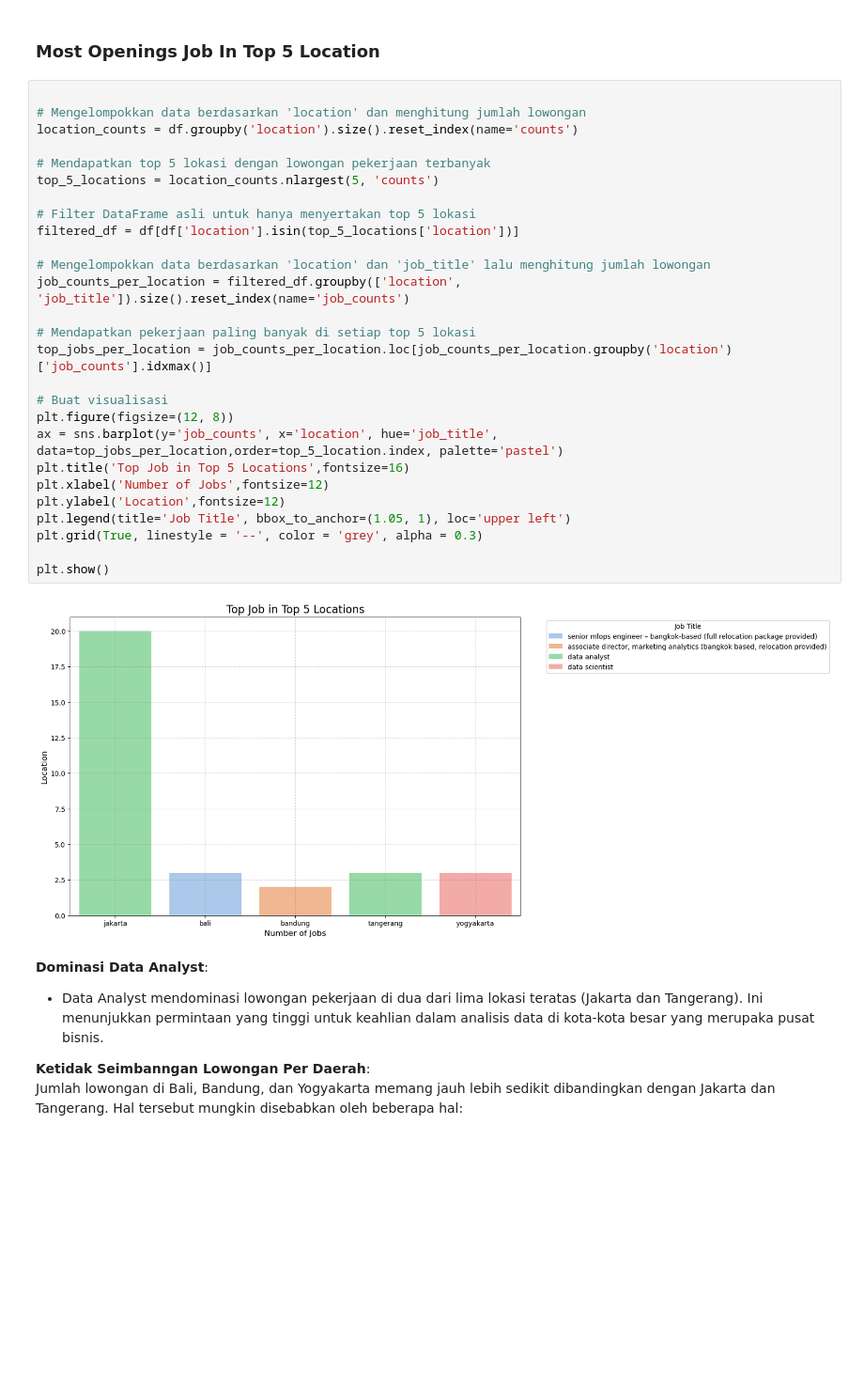
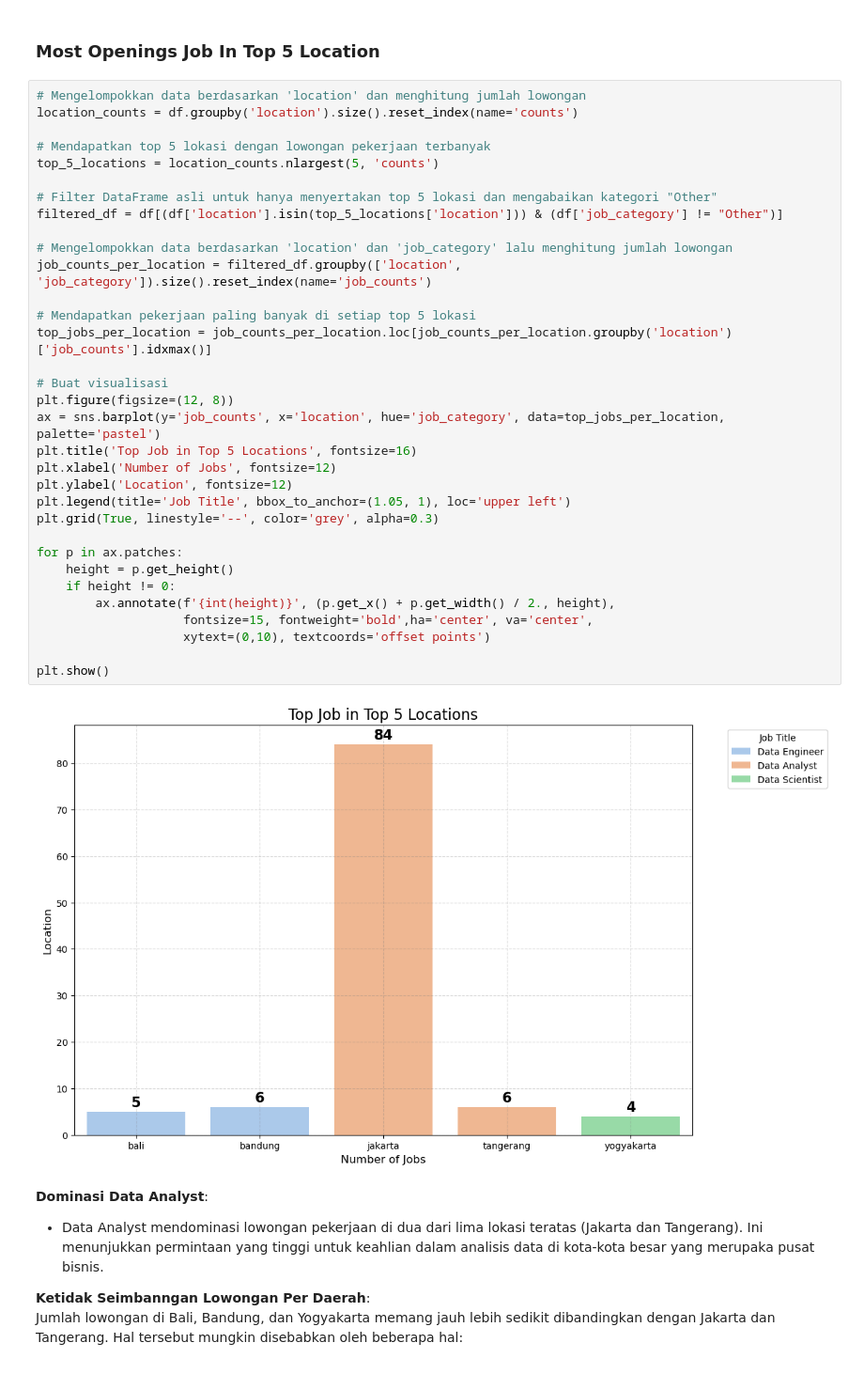
Before and after one commit to rsakadewa7/p2-hck-022-final-project-group-03, a Jupyter notebook: exploratory_data_analysis.ipynb, the cells around one changed output. Shown at 94% size. Cells and saved outputs as stored; diff of their text form; blank space fills up the shorter version.

Commit message:
category job

```diff
--- a/exploratory_data_analysis.ipynb
+++ b/exploratory_data_analysis.ipynb
@@ -96,34 +163,40 @@ plt.show()
 # %% [markdown]
 ### Most Openings Job In Top 5 Location
 # %%
-
 # Mengelompokkan data berdasarkan 'location' dan menghitung jumlah lowongan
 location_counts = df.groupby('location').size().reset_index(name='counts')
 
 # Mendapatkan top 5 lokasi dengan lowongan pekerjaan terbanyak
 top_5_locations = location_counts.nlargest(5, 'counts')
 
-# Filter DataFrame asli untuk hanya menyertakan top 5 lokasi
-filtered_df = df[df['location'].isin(top_5_locations['location'])]
+# Filter DataFrame asli untuk hanya menyertakan top 5 lokasi dan mengabaikan kategori "Other"
+filtered_df = df[(df['location'].isin(top_5_locations['location'])) & (df['job_category'] != "Other")]
 
-# Mengelompokkan data berdasarkan 'location' dan 'job_title' lalu menghitung jumlah lowongan
-job_counts_per_location = filtered_df.groupby(['location', 'job_title']).size().reset_index(name='job_counts')
+# Mengelompokkan data berdasarkan 'location' dan 'job_category' lalu menghitung jumlah lowongan
+job_counts_per_location = filtered_df.groupby(['location', 'job_category']).size().reset_index(name='job_counts')
 
 # Mendapatkan pekerjaan paling banyak di setiap top 5 lokasi
 top_jobs_per_location = job_counts_per_location.loc[job_counts_per_location.groupby('location')['job_counts'].idxmax()]
 
 # Buat visualisasi
 plt.figure(figsize=(12, 8))
-ax = sns.barplot(y='job_counts', x='location', hue='job_title', data=top_jobs_per_location,order=top_5_location.index, palette='pastel')
-plt.title('Top Job in Top 5 Locations',fontsize=16)
-plt.xlabel('Number of Jobs',fontsize=12)
-plt.ylabel('Location',fontsize=12)
+ax = sns.barplot(y='job_counts', x='location', hue='job_category', data=top_jobs_per_location, palette='pastel')
+plt.title('Top Job in Top 5 Locations', fontsize=16)
+plt.xlabel('Number of Jobs', fontsize=12)
+plt.ylabel('Location', fontsize=12)
 plt.legend(title='Job Title', bbox_to_anchor=(1.05, 1), loc='upper left')
-plt.grid(True, linestyle = '--', color = 'grey', alpha = 0.3)
+plt.grid(True, linestyle='--', color='grey', alpha=0.3)
+
+for p in ax.patches:
+    height = p.get_height()
+    if height != 0:
+        ax.annotate(f'{int(height)}', (p.get_x() + p.get_width() / 2., height),
+                    fontsize=15, fontweight='bold',ha='center', va='center',
+                    xytext=(0,10), textcoords='offset points')
 
 plt.show()
 # %% [output]
-[figure, old version]
+[figure, new version]
 # %% [markdown]
 **Dominasi Data Analyst**:
 - Data Analyst mendominasi lowongan pekerjaan di dua dari lima lokasi teratas (Jakarta dan Tangerang). Ini menunjukkan permintaan yang tinggi untuk keahlian dalam analisis data di kota-kota besar yang merupaka pusat bisnis.
```
Also changed, not shown: parts of 11 cells of this notebook, 2 other files.
